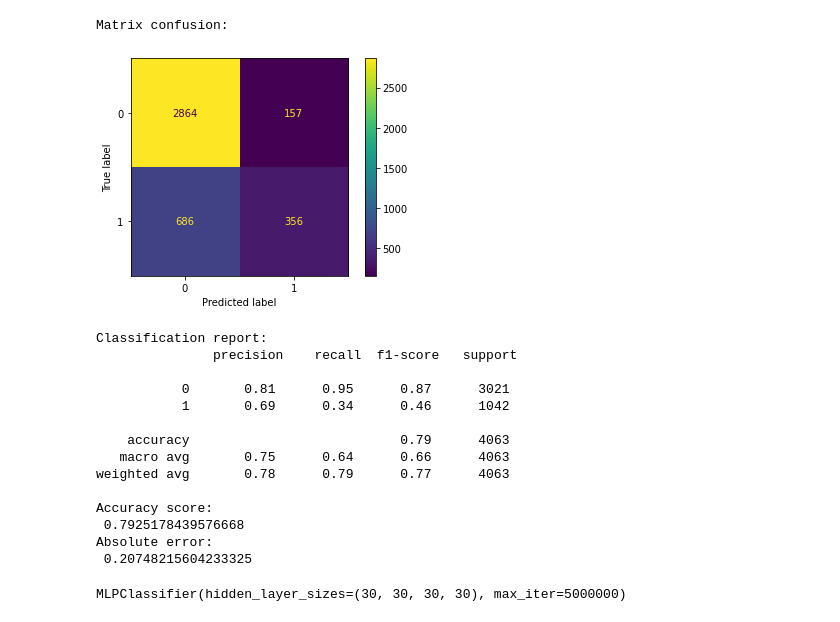
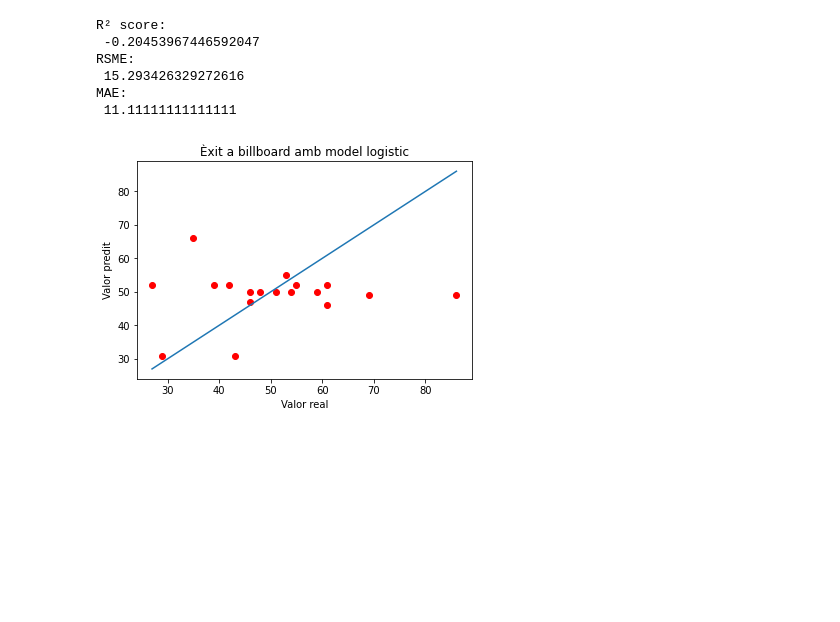
Before and after one commit to pbaldisa/musical-analysis, a Jupyter notebook: regression_model_spotify.ipynb, the cells around one changed output. Cells and saved outputs as stored; diff of their text form; code cells hidden in the pictures; blank space fills up the shorter version.

```diff
--- a/regression_model_spotify.ipynb
+++ b/regression_model_spotify.ipynb
@@ -34,17 +35,16 @@ def drop_specific_cols(df, cols):
     df = df.drop(cols,axis=1)
     return df
 
-def results(y, preds):
+def results(y, preds,type):
     print('R² score: \n',r2_score(y,preds))
     print('RSME: \n',math.sqrt(mean_squared_error(y,preds)))
     print('MAE: \n',mean_absolute_error(y,preds))
-
-    '''
-    print('Matrix confusion:')
-    ConfusionMatrixDisplay.from_predictions( y, preds)
+    plt.plot(y,preds, 'ro')
+    x = np.linspace(min(min(y),min(preds)), max(max(y),max(preds)), 100)
+    plt.plot(x,x)
+    plt.xlabel('Valor real')
+    plt.ylabel('Valor predit')
+    plt.title('Èxit a billboard amb '+ type)
     plt.show()
-    print('Classification report: \n',classification_report(y,preds,zero_division=True))
-    print('Accuracy score: \n', accuracy_score(y, preds))
-    print('Absolute error:\n',mean_absolute_error(y, preds)) '''
 # %%
-spotify_df = drop_specific_cols(spotify_df, ['e_grammy', 'e_billboard'])
+artist_df = drop_specific_cols(artist_df, ['e_grammy', 'e_billboard'])
@@ -53,11 +51,11 @@ NameError: name 'spotify_df' is not defined
 # %%
 #variable to predict
-y = spotify_df.e_spotify
+y = artist_df.e_spotify
 # %%
 #features
 #we do not consider 'key' based on boxplot observation (title and artist name are not physical variables)
 spotify_features = ['duration', 'end_of_fade_in', 'loudness', 'mode','start_of_fade_out', 'tempo', 'time_signature']
-X = spotify_df[spotify_features]
+X = artist_df[spotify_features]
 # %%
 train_X, val_X, train_y, val_y = train_test_split(X, y,random_state = 0,test_size=0.25)
 # %%
@@ -132,19 +128,10 @@ ValueError: This solver needs samples of at least 2 classes in the data, but the
 # %%
-results(val_y, logistic_spotify_preds)
+results(val_y, logistic_spotify_preds, 'model logistic')
 # %% [output]
-Matrix confusion:
+R² score:
+ -0.20453967446592047
+RSME:
+ 15.293426329272616
+MAE:
+ 11.11111111111111
-[figure, old version]
+[figure, new version]
-Classification report:
-               precision    recall  f1-score   support
-
-           0       0.81      0.95      0.87      3021
-           1       0.69      0.34      0.46      1042
-
-    accuracy                           0.79      4063
-   macro avg       0.75      0.64      0.66      4063
-weighted avg       0.78      0.79      0.77      4063
-
-Accuracy score:
- 0.7925178439576668
-Absolute error:
- 0.20748215604233325
@@ -161,6 +137,0 @@ X_test = scaler.transform(X_test)
-# %%
-from sklearn.neural_network import MLPClassifier
-mlp = MLPClassifier(hidden_layer_sizes=(30, 30, 30, 30), max_iter=5000000)
-mlp.fit(X_train, y_train.values.ravel())
-# %% [output]
-MLPClassifier(hidden_layer_sizes=(30, 30, 30, 30), max_iter=5000000)
```
Also changed, not shown: parts of 11 cells of this notebook, 1 other file.
